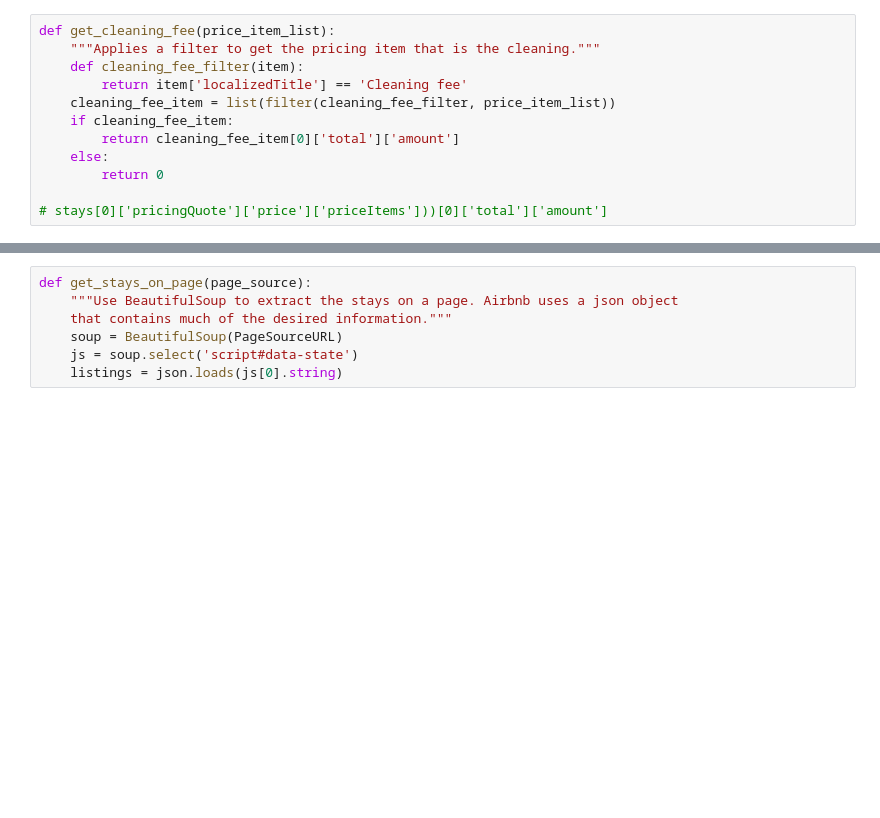
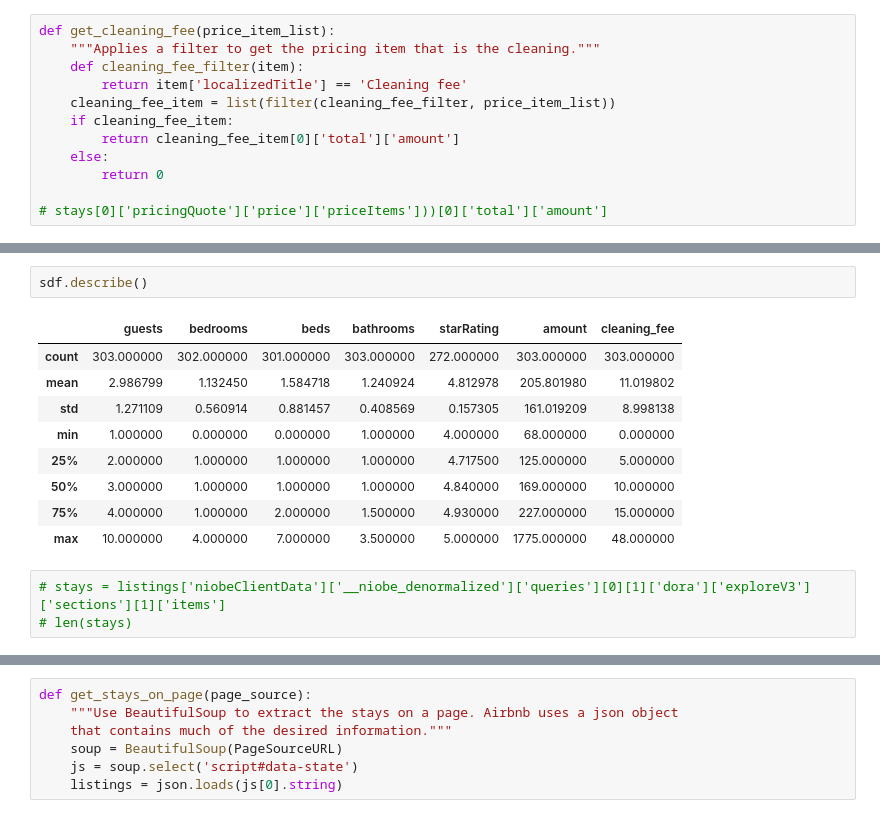
Before and after one commit to scottkds/airbnb_prices, a Jupyter notebook: src/web_reader_interactive.ipynb, the cells around one changed output, grey strips where cells are left out. Cells and saved outputs as stored; diff of their text form; blank space fills up the shorter version.

```diff
--- a/src/web_reader_interactive.ipynb
+++ b/src/web_reader_interactive.ipynb
@@ -28,0 +219,15 @@ def setup_webdriver(width=800, height=600):
+# %%
+sdf.describe()
+# %% [output]
+|  | guests | bedrooms | beds | bathrooms | starRating | amount | cleaning_fee |
+| count | 303.000000 | 302.000000 | 301.000000 | 303.000000 | 272.000000 | 303.000000 | 303.000000 |
+| mean | 2.986799 | 1.132450 | 1.584718 | 1.240924 | 4.812978 | 205.801980 | 11.019802 |
+| std | 1.271109 | 0.560914 | 0.881457 | 0.408569 | 0.157305 | 161.019209 | 8.998138 |
+| min | 1.000000 | 0.000000 | 0.000000 | 1.000000 | 4.000000 | 68.000000 | 0.000000 |
+| 25% | 2.000000 | 1.000000 | 1.000000 | 1.000000 | 4.717500 | 125.000000 | 5.000000 |
+| 50% | 3.000000 | 1.000000 | 1.000000 | 1.000000 | 4.840000 | 169.000000 | 10.000000 |
+| 75% | 4.000000 | 1.000000 | 2.000000 | 1.500000 | 4.930000 | 227.000000 | 15.000000 |
+| max | 10.000000 | 4.000000 | 7.000000 | 3.500000 | 5.000000 | 1775.000000 | 48.000000 |
+# %%
+# stays = listings['niobeClientData']['__niobe_denormalized']['queries'][0][1]['dora']['exploreV3']['sections'][1]['items']
+# len(stays)
```
Also changed, not shown: parts of 33 cells of this notebook.
